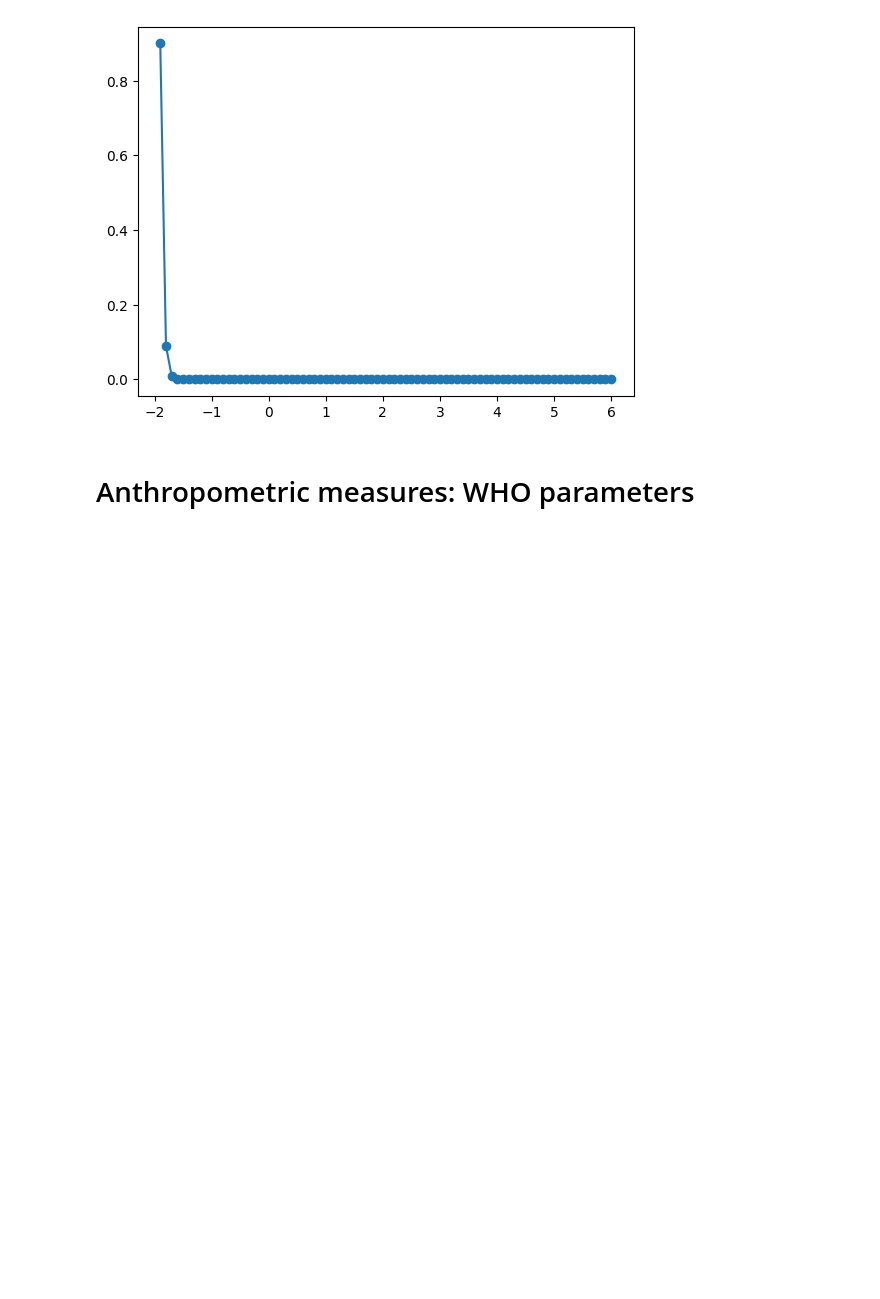
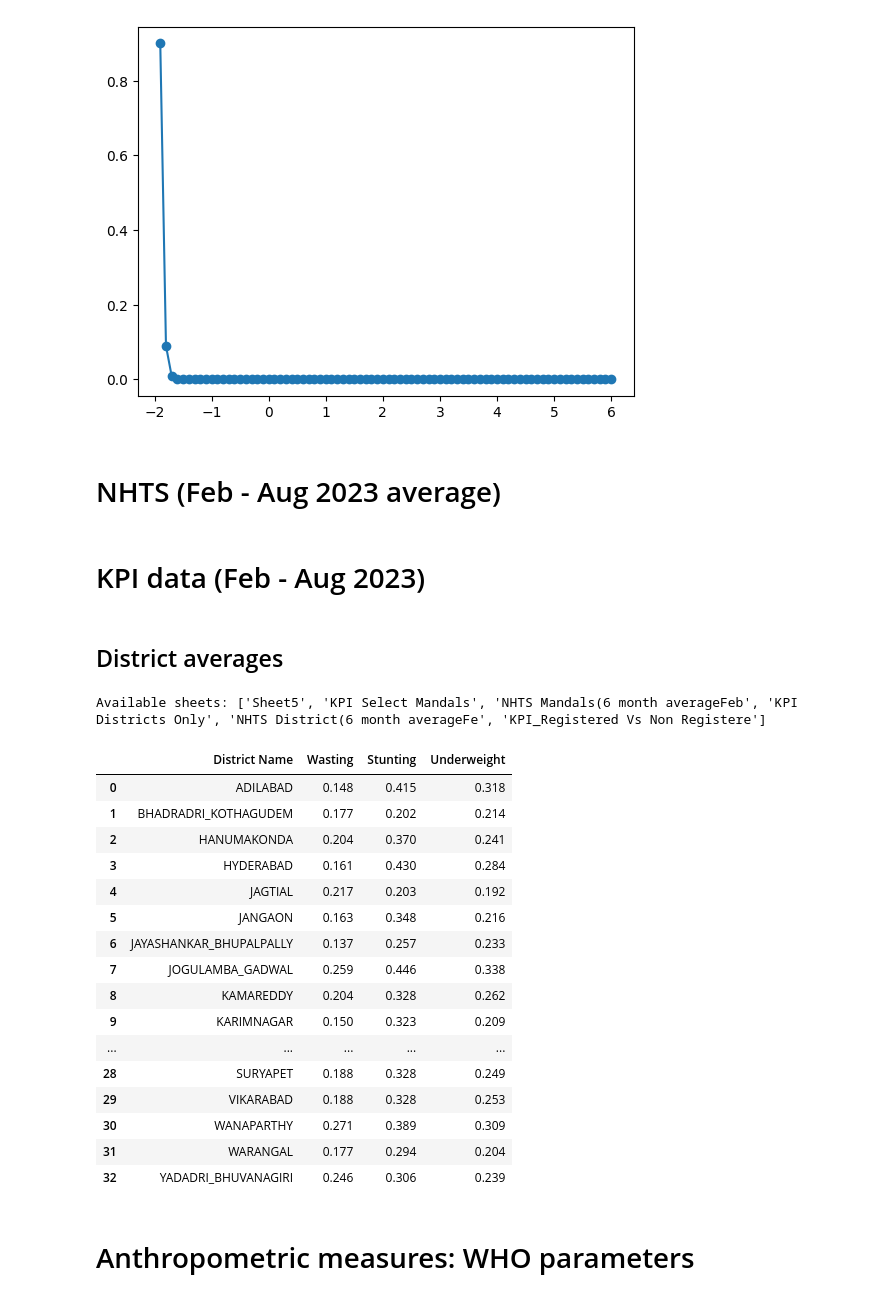
Before and after one commit to vaishnav-sudhanva/discsim, a Jupyter notebook: api/utils/Pre Survey Nested Simulation/ECD_data_analysis.ipynb, the cells around one changed output. Drawn from its saved outputs; the diff is of its cells as text; code cells hidden in the pictures; blank space fills up the shorter version.

Commit message:
Load KPI data for analysis

```diff
--- a/api/utils/Pre Survey Nested Simulation/ECD_data_analysis.ipynb
+++ b/api/utils/Pre Survey Nested Simulation/ECD_data_analysis.ipynb
@@ -974,6 +977,41 @@ plt.plot(bins_above_threshold, probabilities, marker='o')
 # %% [output]
 [<matplotlib.lines.Line2D at 0x...>]
 [figure]
+# %% [markdown]
+# NHTS (Feb - Aug 2023 average)
+# %% [markdown]
+# KPI data (Feb - Aug 2023)
+# %% [markdown]
+## District averages
+# %%
+file_path ='Documents{0}CEGIS{0}DiscSim_figures_and_data{0}KPI{0}KPI_NHTS_districts_Feb-Aug2023.xlsx'.format(sep)
+
+# To see available sheet names
+sheet_names = pd.ExcelFile(file_path).sheet_names
+print("Available sheets:", sheet_names)
+
+# You can specify the sheet by name
+kpi_district_averages = pd.read_excel(file_path, sheet_name='KPI Districts Only')
+kpi_district_averages
+# %% [output]
+Available sheets: ['Sheet5', 'KPI Select Mandals', 'NHTS Mandals(6 month averageFeb', 'KPI Districts Only', 'NHTS District(6 month averageFe', 'KPI_Registered Vs Non Registere']
+|  | District Name | Wasting | Stunting | Underweight |
+| 0 | ADILABAD | 0.148 | 0.415 | 0.318 |
+| 1 | BHADRADRI_KOTHAGUDEM | 0.177 | 0.202 | 0.214 |
+| 2 | HANUMAKONDA | 0.204 | 0.370 | 0.241 |
+| 3 | HYDERABAD | 0.161 | 0.430 | 0.284 |
+| 4 | JAGTIAL | 0.217 | 0.203 | 0.192 |
+| 5 | JANGAON | 0.163 | 0.348 | 0.216 |
+| 6 | JAYASHANKAR_BHUPALPALLY | 0.137 | 0.257 | 0.233 |
+| 7 | JOGULAMBA_GADWAL | 0.259 | 0.446 | 0.338 |
+| 8 | KAMAREDDY | 0.204 | 0.328 | 0.262 |
+| 9 | KARIMNAGAR | 0.150 | 0.323 | 0.209 |
+| ... | ... | ... | ... | ... |
+| 28 | SURYAPET | 0.188 | 0.328 | 0.249 |
+| 29 | VIKARABAD | 0.188 | 0.328 | 0.253 |
+| 30 | WANAPARTHY | 0.271 | 0.389 | 0.309 |
+| 31 | WARANGAL | 0.177 | 0.294 | 0.204 |
+| 32 | YADADRI_BHUVANAGIRI | 0.246 | 0.306 | 0.239 |
 # %% [markdown]
 # Anthropometric measures: WHO parameters
 # %%
```
Also changed, not shown: parts of 1 cell of this notebook.
